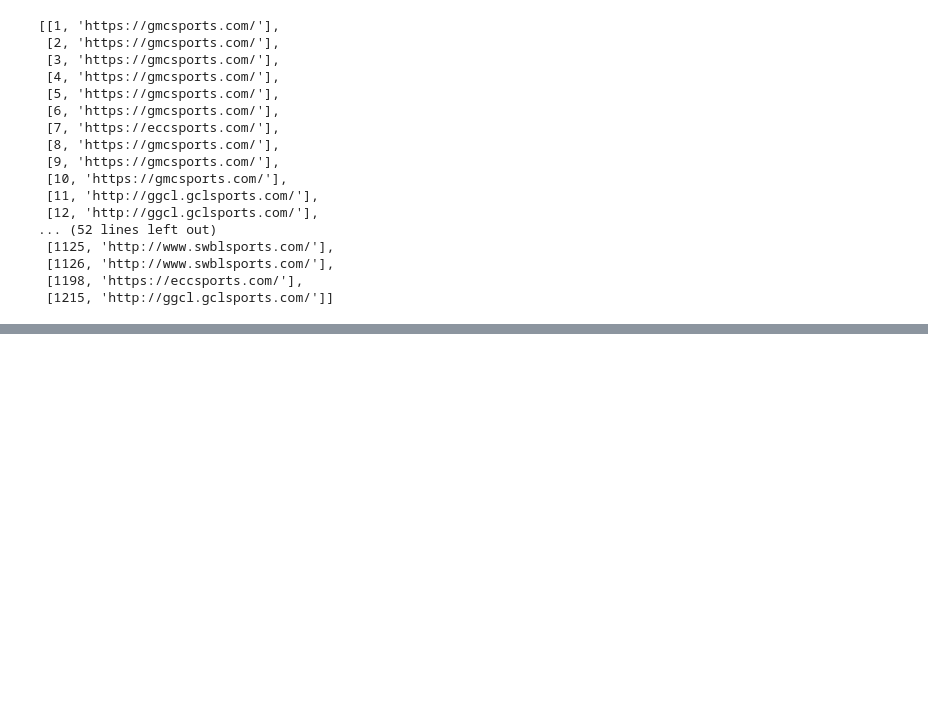
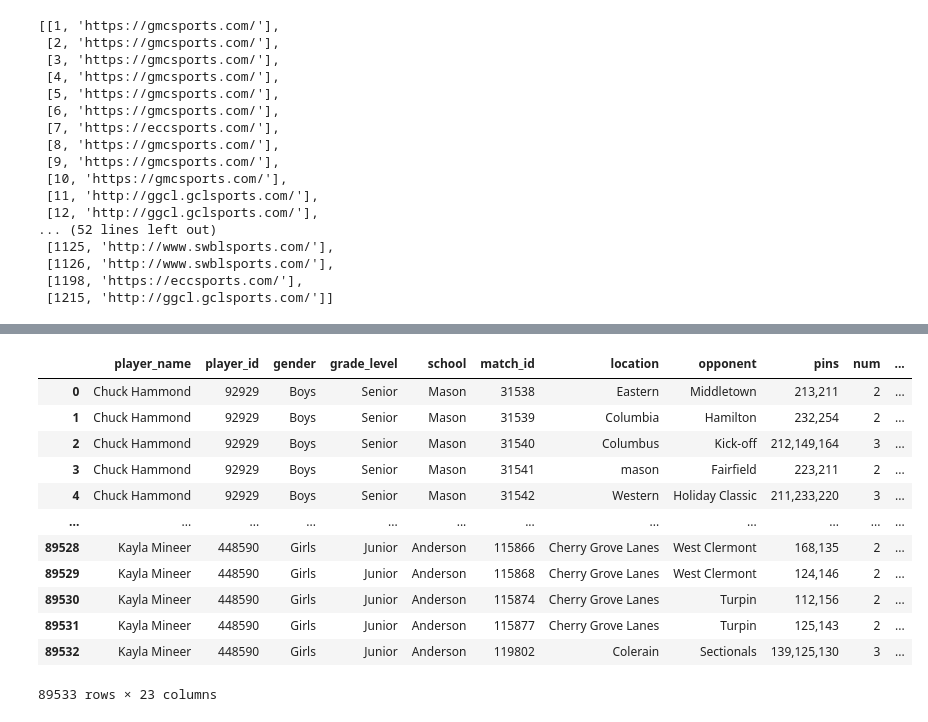
Before and after one commit to jgroeschen/Cinci-HS-Bowling-Stats, a Jupyter notebook: data_gathering/bowling_stats.ipynb, the cells around one changed output, grey strips where cells are left out. Saved outputs shown, nothing was run; the diff lists cells and outputs as text; code cells hidden in the pictures; blank space fills up the shorter version.

```diff
--- a/data_gathering/bowling_stats.ipynb
+++ b/data_gathering/bowling_stats.ipynb
@@ -244,0 +282,17 @@ df_gamestats
+# %%
+df_gamestats_split = pd.concat([df_gamestats, df_games_split], axis=1)
+df_gamestats_split
+# %% [output]
+|  | player_name | player_id | gender | grade_level | school | match_id | location | opponent | pins | num | ... |
+| 0 | Chuck Hammond | 92929 | Boys | Senior | Mason | 31538 | Eastern | Middletown | 213,211 | 2 | ... |
+| 1 | Chuck Hammond | 92929 | Boys | Senior | Mason | 31539 | Columbia | Hamilton | 232,254 | 2 | ... |
+| 2 | Chuck Hammond | 92929 | Boys | Senior | Mason | 31540 | Columbus | Kick-off | 212,149,164 | 3 | ... |
+| 3 | Chuck Hammond | 92929 | Boys | Senior | Mason | 31541 | mason | Fairfield | 223,211 | 2 | ... |
+| 4 | Chuck Hammond | 92929 | Boys | Senior | Mason | 31542 | Western | Holiday Classic | 211,233,220 | 3 | ... |
+| ... | ... | ... | ... | ... | ... | ... | ... | ... | ... | ... | ... |
+| 89528 | Kayla Mineer | 448590 | Girls | Junior | Anderson | 115866 | Cherry Grove Lanes | West Clermont | 168,135 | 2 | ... |
+| 89529 | Kayla Mineer | 448590 | Girls | Junior | Anderson | 115868 | Cherry Grove Lanes | West Clermont | 124,146 | 2 | ... |
+| 89530 | Kayla Mineer | 448590 | Girls | Junior | Anderson | 115874 | Cherry Grove Lanes | Turpin | 112,156 | 2 | ... |
+| 89531 | Kayla Mineer | 448590 | Girls | Junior | Anderson | 115877 | Cherry Grove Lanes | Turpin | 125,143 | 2 | ... |
+| 89532 | Kayla Mineer | 448590 | Girls | Junior | Anderson | 119802 | Colerain | Sectionals | 139,125,130 | 3 | ... |
+89533 rows × 23 columns
```
Also changed, not shown: parts of 9 cells of this notebook.
